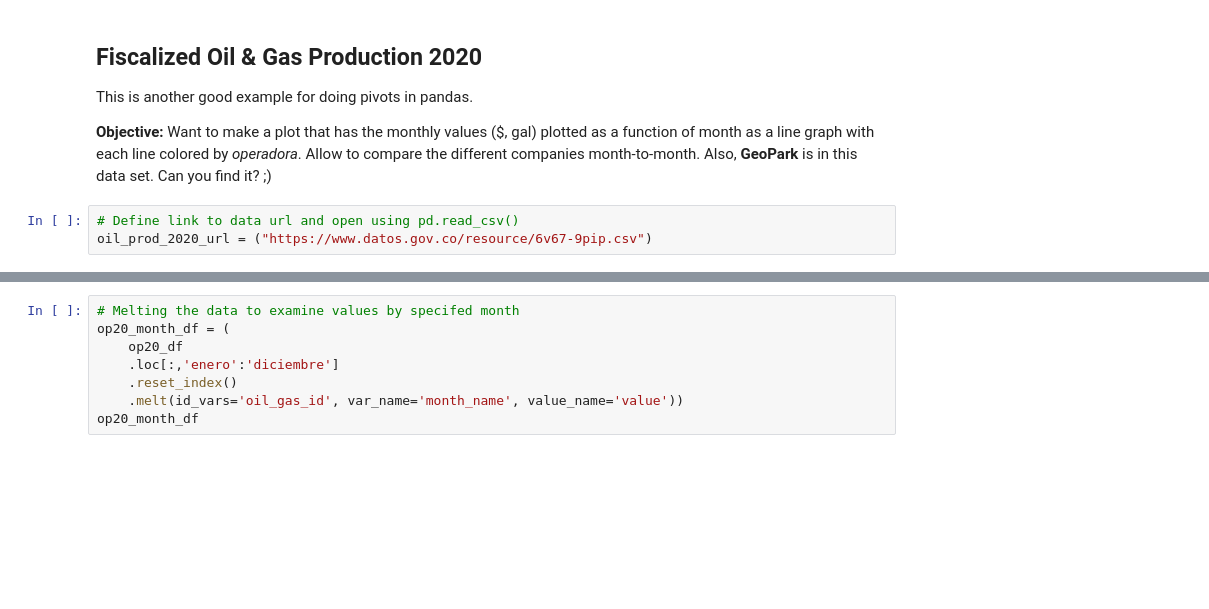
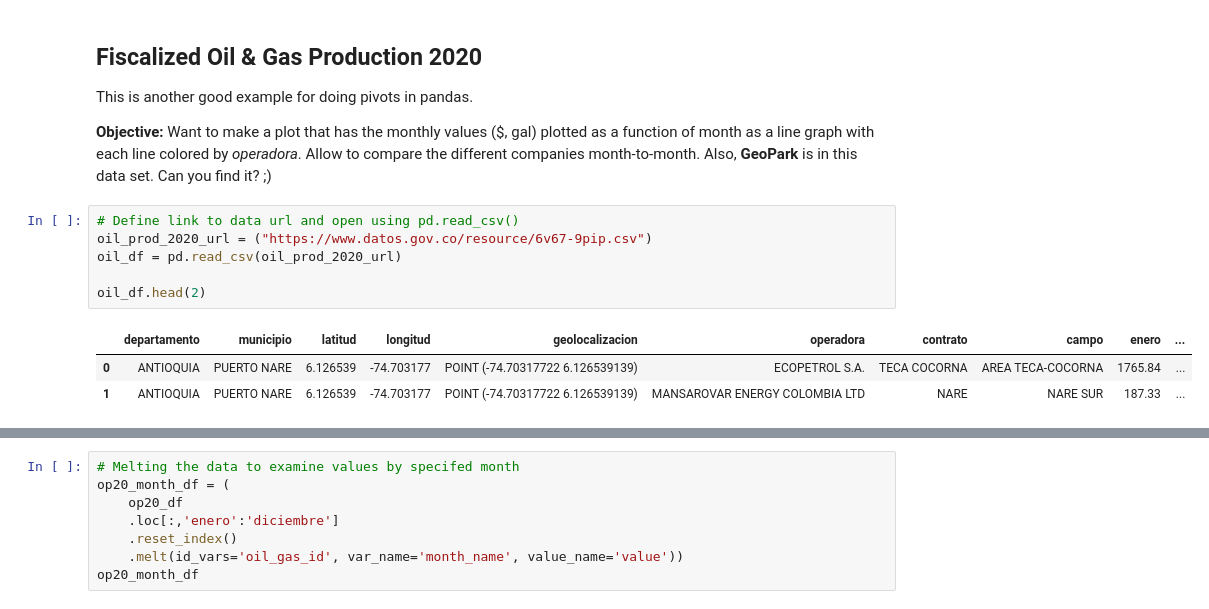
Before and after one commit to Iortega2021/02-geopark-pandas-dataframes, a Jupyter notebook: notebooks/02-geopark-pandas-empty.ipynb, the cells around one changed output, grey strips where cells are left out. Saved outputs shown, nothing was run; the diff lists cells and outputs as text; blank space fills up the shorter version.

```diff
--- a/notebooks/02-geopark-pandas-empty.ipynb
+++ b/notebooks/02-geopark-pandas-empty.ipynb
@@ -213,5 +248,12 @@ This is another good example for doing pivots in pandas.
 # %%
 # Define link to data url and open using pd.read_csv()
 oil_prod_2020_url = ("https://www.datos.gov.co/resource/6v67-9pip.csv")
+oil_df = pd.read_csv(oil_prod_2020_url)
+
+oil_df.head(2)
+# %% [output]
+|  | departamento | municipio | latitud | longitud | geolocalizacion | operadora | contrato | campo | enero | ... |
+| 0 | ANTIOQUIA | PUERTO NARE | 6.126539 | -74.703177 | POINT (-74.70317722 6.126539139) | ECOPETROL S.A. | TECA COCORNA | AREA TECA-COCORNA | 1765.84 | ... |
+| 1 | ANTIOQUIA | PUERTO NARE | 6.126539 | -74.703177 | POINT (-74.70317722 6.126539139) | MANSAROVAR ENERGY COLOMBIA LTD | NARE | NARE SUR | 187.33 | ... |
 # %%
 # Renaming the index column using .index.rename()
```
Also changed, not shown: parts of 12 cells of this notebook.
